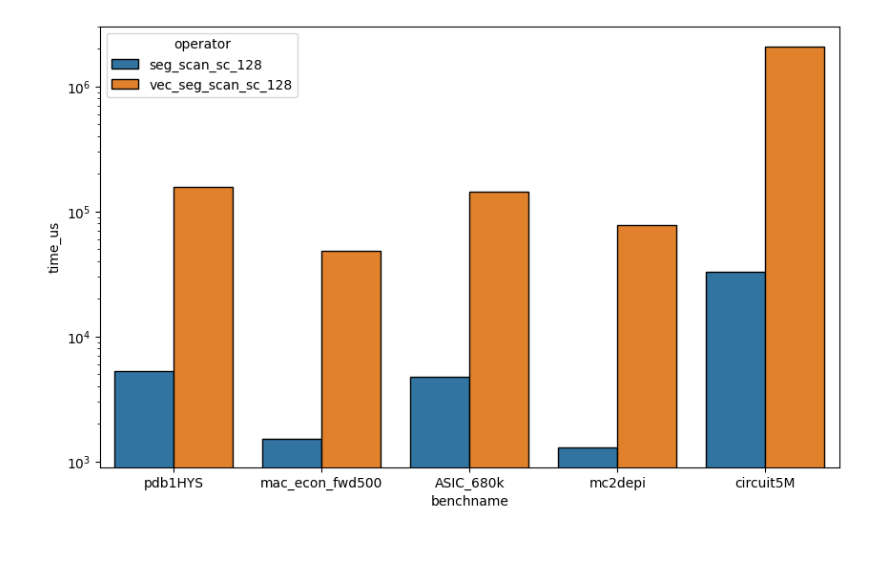
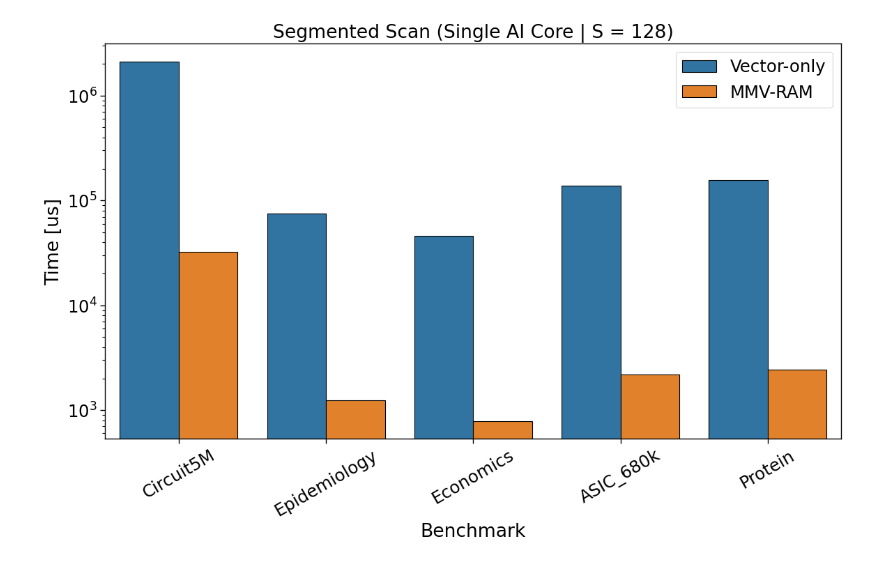
Before and after one commit to huawei-csl/pytorch-tcuscan, a Jupyter notebook: paper-plots/figure3_mm_vs_vect_segscan.ipynb, the cells around one changed output. Saved outputs shown, nothing was run; the diff lists cells and outputs as text; code cells hidden in the pictures.

Commit message:
Resolve "Improve figure segscan versus vector"

```diff
--- a/paper-plots/figure3_mm_vs_vect_segscan.ipynb
+++ b/paper-plots/figure3_mm_vs_vect_segscan.ipynb
@@ -15,3 +5,29 @@ tot_dataframe = pd.concat(map(pd.read_csv, glob(join('..', f"bench_results*seg_s
+# %%
+import pandas as pd
+import seaborn as sns
+import matplotlib.pyplot as plt
+
+
+sns.set_context('paper', font_scale=2., rc={"lines.linewidth": 1.75} )
+sns.set_style({'font.weight': 'bold'})
+
+# Markers
+plt.rcParams['lines.markersize'] = 6.5
+plt.rcParams['lines.linewidth'] = 1.75
+plt.rcParams['figure.figsize'] = (8.7,6.27)
+
+_LEGEND_MARKER_SCALE = 1.75
+_MARKERS = ["o", "^", "v", "<", ">", "s", "X"]
+
+_SNS_PARAMS = {"markers":_MARKERS, "dashes":True, "markersize": 10}
+# %%
+from glob import glob
+from os.path import join
+
+tot_dataframe = pd.concat(map(pd.read_csv, glob(join('..', f"bench_results*_seg_scan_sc_128_*fp16_*.csv"))))
+tot_dataframe["operator"] = tot_dataframe["operator"].map({ "vec_seg_scan_sc_128": "Vector-only", "seg_scan_sc_128": "MMV-RAM"})
+
+tot_dataframe["benchname"] = tot_dataframe["benchname"].map({"circuit5M": "Circuit5M", "mc2depi": "Epidemiology", "mac_econ_fwd500": "Economics", "ASIC_680k": "ASIC_680k", "pdb1HYS": "Protein"})
 # %%
 tot_dataframe.head(10)
 # %% [output]
@@ -29,8 +45,19 @@ tot_dataframe.head(10)
 # %%
-plt.figure(figsize=(10,6))
+plt.figure(figsize=(12,8))
+
 ax = sns.barplot(data=tot_dataframe, x="benchname", y="time_us", hue="operator", edgecolor="black")
 plt.yscale("log")
 
+plt.xlabel('Benchmark')
+plt.xticks(rotation=30)
+plt.ylabel('Time [us]')
+plt.title('Segmented Scan (Single AI Core | S = 128)')
+plt.legend(loc="upper right")
+plt.tight_layout()
+
+#plt.grid(True)
+
+plt.savefig("sparsesuite_comparison_latency.png")
 plt.savefig("sparsesuite_comparison_latency.pdf")
 # %% [output]
-[figure, old version]
+[figure, new version]
```
Also changed, not shown: parts of 3 cells of this notebook.
